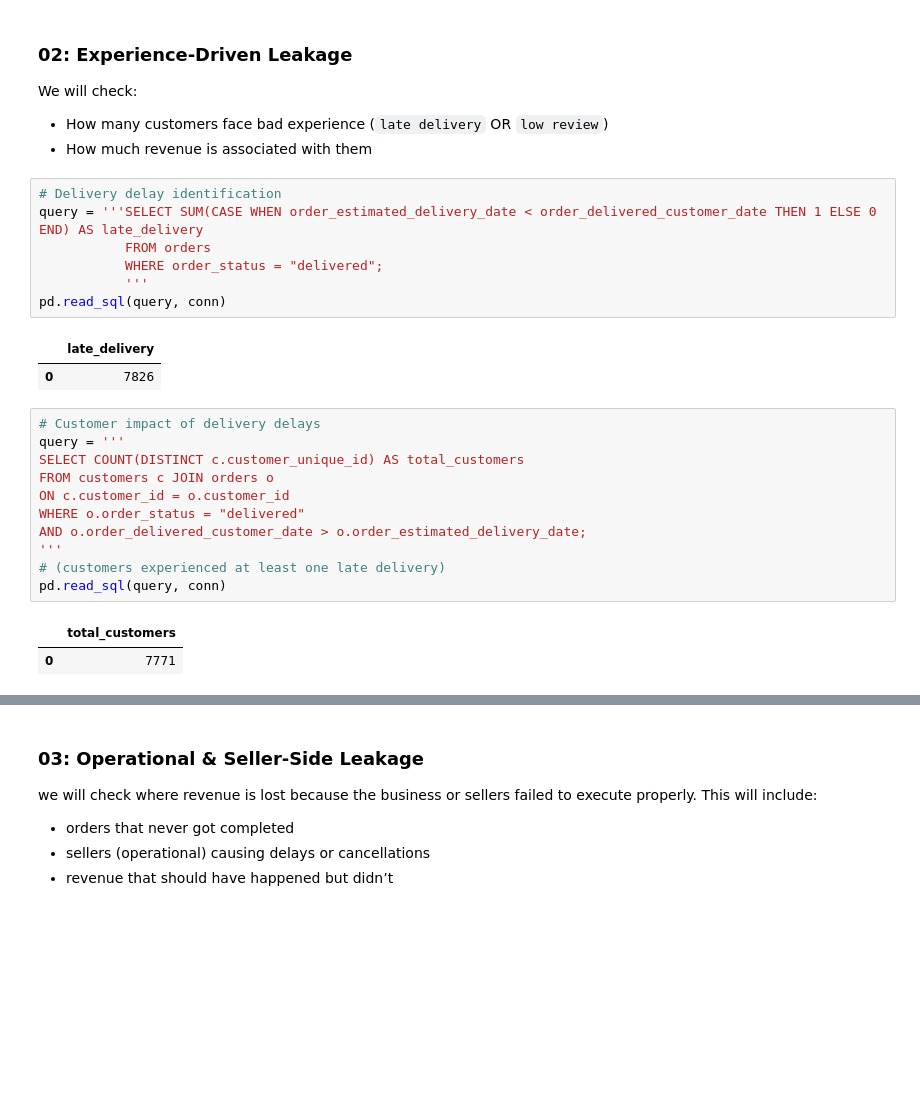
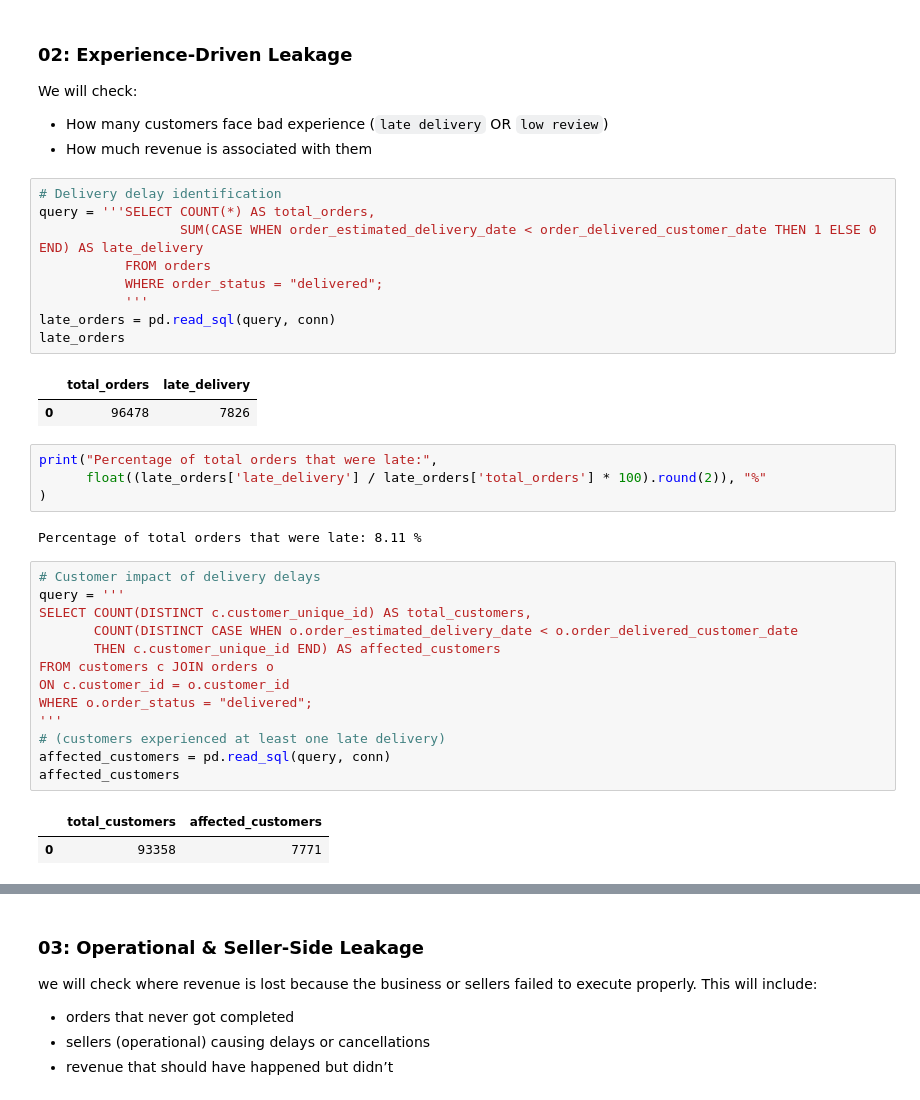
Before and after one commit to anuragchauhan21/Revenue_Risk_Analysis, a Jupyter notebook: revenue_leakage_analysis.ipynb, the cells around one changed output, grey strips where cells are left out. Drawn from its saved outputs; the diff is of its cells as text; blank space fills up the shorter version.

```diff
--- a/revenue_leakage_analysis.ipynb
+++ b/revenue_leakage_analysis.ipynb
@@ -312,25 +328,35 @@ We will check:
 - How much revenue is associated with them
 # %%
 # Delivery delay identification
-query = '''SELECT SUM(CASE WHEN order_estimated_delivery_date < order_delivered_customer_date THEN 1 ELSE 0 END) AS late_delivery
+query = '''SELECT COUNT(*) AS total_orders,
+                  SUM(CASE WHEN order_estimated_delivery_date < order_delivered_customer_date THEN 1 ELSE 0 END) AS late_delivery
            FROM orders
            WHERE order_status = "delivered";
            '''
-pd.read_sql(query, conn)
+late_orders = pd.read_sql(query, conn)
+late_orders
 # %% [output]
-|  | late_delivery |
-| 0 | 7826 |
+|  | total_orders | late_delivery |
+| 0 | 96478 | 7826 |
+# %%
+print("Percentage of total orders that were late:",
+      float((late_orders['late_delivery'] / late_orders['total_orders'] * 100).round(2)), "%"
+)
+# %% [output]
+Percentage of total orders that were late: 8.11 %
 # %%
 # Customer impact of delivery delays
 query = '''
-SELECT COUNT(DISTINCT c.customer_unique_id) AS total_customers
+SELECT COUNT(DISTINCT c.customer_unique_id) AS total_customers,
+       COUNT(DISTINCT CASE WHEN o.order_estimated_delivery_date < o.order_delivered_customer_date
+       THEN c.customer_unique_id END) AS affected_customers
 FROM customers c JOIN orders o
 ON c.customer_id = o.customer_id
-WHERE o.order_status = "delivered"
-AND o.order_delivered_customer_date > o.order_estimated_delivery_date;
+WHERE o.order_status = "delivered";
 '''
 # (customers experienced at least one late delivery)
-pd.read_sql(query, conn)
+affected_customers = pd.read_sql(query, conn)
+affected_customers
 # %% [output]
-|  | total_customers |
-| 0 | 7771 |
+|  | total_customers | affected_customers |
+| 0 | 93358 | 7771 |
```
Also changed, not shown: parts of 23 cells of this notebook.
